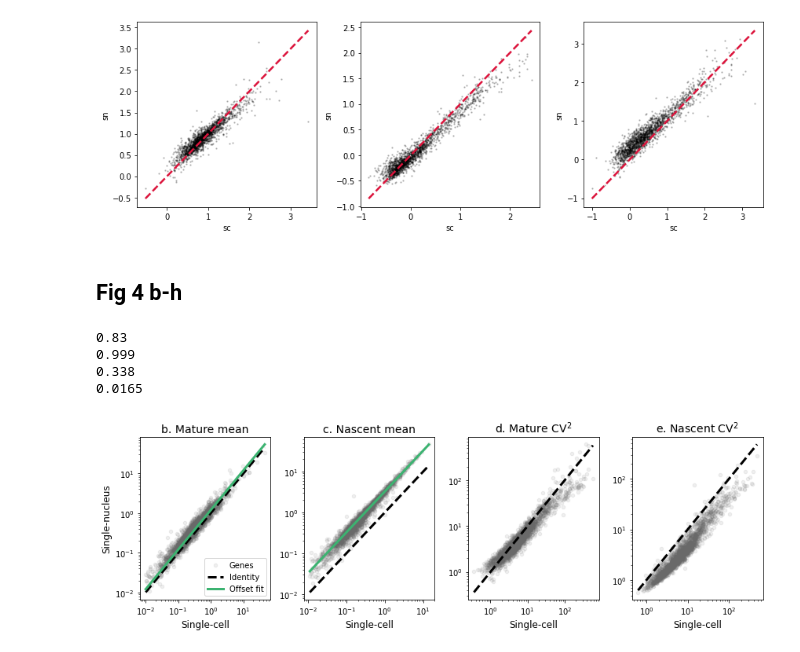
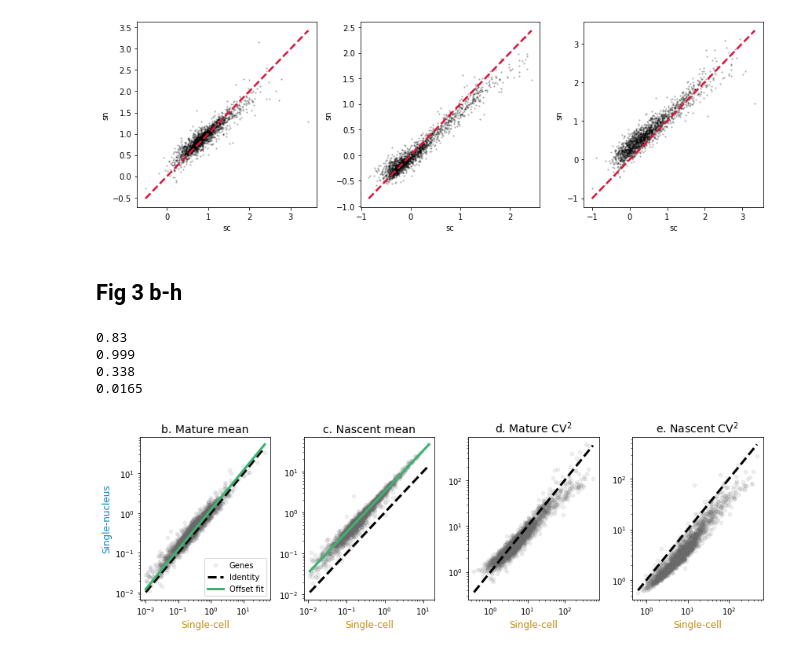
Before and after one commit to pachterlab/monod_examples, a Jupyter notebook: manuscript_computation/gg230328_brain_nuc_analysis.ipynb, the cells around one changed output. Cells and saved outputs as stored; diff of their text form; code cells hidden in the pictures.

```diff
--- a/manuscript_computation/gg230328_brain_nuc_analysis.ipynb
+++ b/manuscript_computation/gg230328_brain_nuc_analysis.ipynb
@@ -139,7 +146,7 @@ fig1.tight_layout()
 # %%
 sr_arr[1].compute_sigma(sd_arr[1],num_cores=15)
 # %% [markdown]
-## Fig 4 b-h
+## Fig 3 b-h
 # %%
 c_genes = 'dimgrey'
 alpha_genes = 0.1
@@ -156,6 +163,8 @@ lw = 3
 # c_baseline_violation = 'blueviolet'
 c_identity = 'k'
 names = ['Single-cell','Single-nucleus']
+sn_color = np.asarray([0,133,195])/255
+sc_color = np.asarray([191,144,0])/255
 # %%
 def plot_stat_simplified(X,Y,stat,ax1,modality='spliced',plot_offset=True):
     if stat=='mean':
@@ -183,29 +192,29 @@ def plot_stat_simplified(X,Y,stat,ax1,modality='spliced',plot_offset=True):
 # %%
 fig1,ax1 = plt.subplots(1,4,figsize=(12,4))
 
 plot_stat_simplified(sd_arr[0].layers[1],sd_arr[1].layers[1],'mean',ax1[0],'spliced')
 plot_stat_simplified(sd_arr[0].layers[0],sd_arr[1].layers[0],'mean',ax1[1],'unspliced')
 plot_stat_simplified(sd_arr[0].layers[1],sd_arr[1].layers[1],'CV2',ax1[2],'spliced',plot_offset=False)
 plot_stat_simplified(sd_arr[0].layers[0],sd_arr[1].layers[0],'CV2',ax1[3],'unspliced',plot_offset=False)
 
-ax1[0].set_ylabel(names[1],fontsize=fs_axes)
+ax1[0].set_ylabel(names[1],fontsize=fs_axes,color=sn_color)
 ax1[0].legend(loc='lower right')
 for ax in ax1:
-    ax.set_xlabel(names[0],fontsize=fs_axes)
+    ax.set_xlabel(names[0],fontsize=fs_axes,color=sc_color)
 ax1[0].set_title('b. Mature mean',fontsize=fs_title)
 ax1[1].set_title('c. Nascent mean',fontsize=fs_title)
 ax1[2].set_title('d. Mature CV$^2$',fontsize=fs_title)
 ax1[3].set_title('e. Nascent CV$^2$',fontsize=fs_title)
 
 fig1.tight_layout()
-plt.savefig('./figs/fig4b_e.png',dpi=450)
-plt.savefig('./figs/fig4b_e.pdf')
+plt.savefig('./figs/fig3b_e.png',dpi=450)
+plt.savefig('./figs/fig3b_e.pdf')
 # %% [output]
 0.83
 0.999
 0.338
 0.0165
-[figure, old version]
+[figure, new version]
 # %%
 import scipy
 # %%
```
Also changed, not shown: parts of 9 cells of this notebook, 1 other file.
